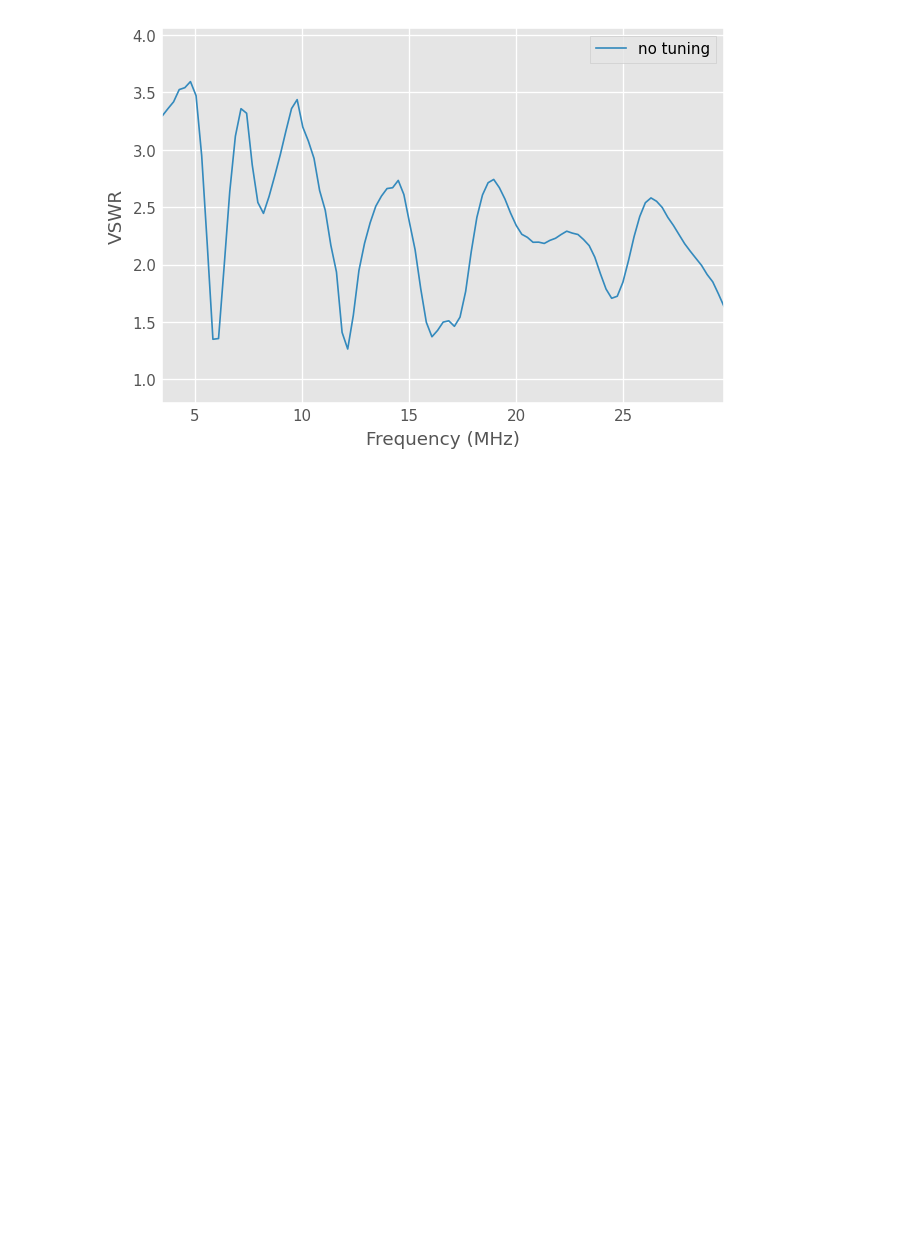
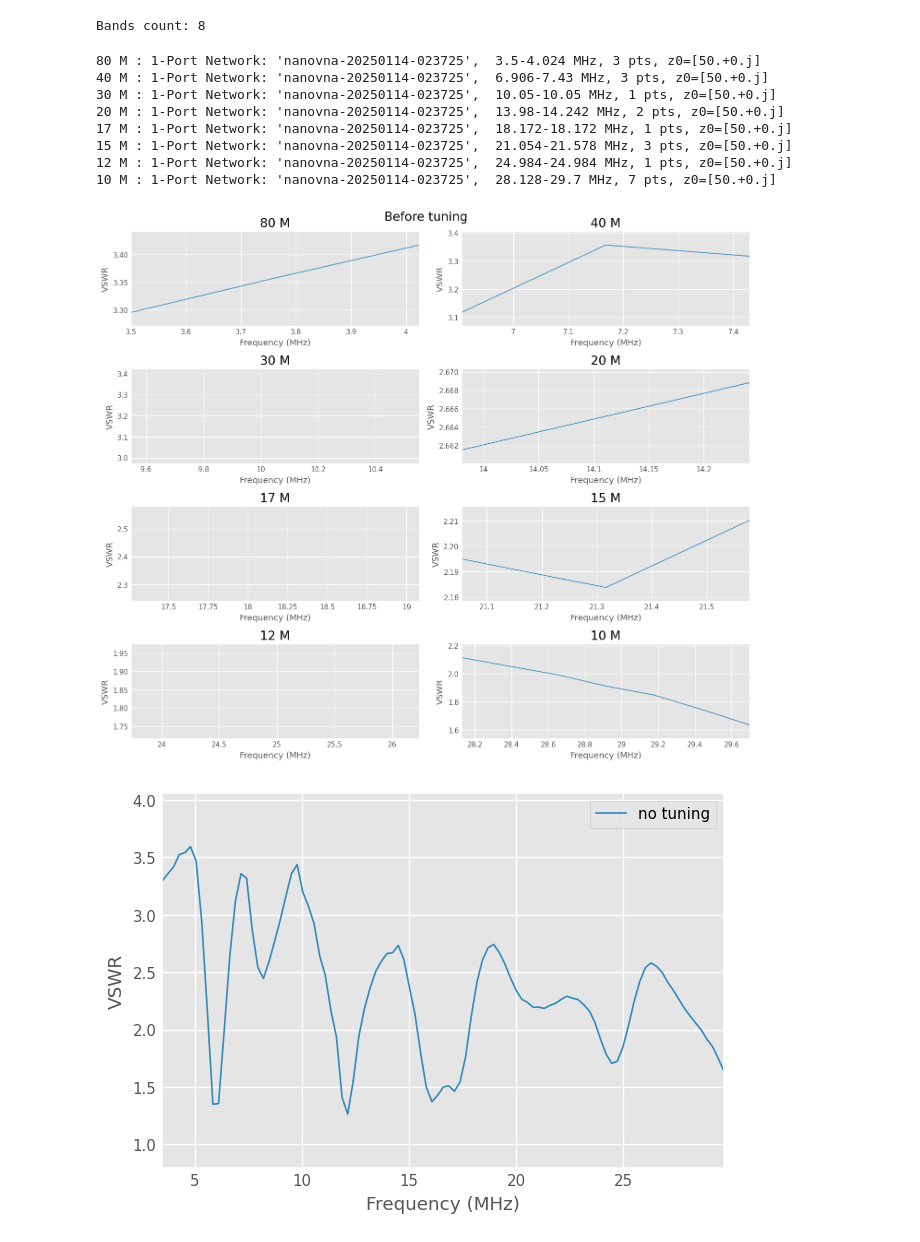
Before and after one commit to darienmt/hf-antenna, a Jupyter notebook: EndfedAntenna.ipynb, the cells around one changed output. Cells and saved outputs as stored; diff of their text form; code cells hidden in the pictures; blank space fills up the shorter version.

Commit message:
Adding per band SWR measurements

```diff
--- a/EndfedAntenna.ipynb
+++ b/EndfedAntenna.ipynb
@@ -7,0 +7,5 @@ before_tuning = rf.Network('data/nanovna-20250114-023725.s1p', f_unit='mhz')
+# %%
+from constants import bands
+print(f'Bands count: {len(bands)}')
+# %% [output]
+Bands count: 8
@@ -8,3 +17,29 @@ before_tuning = rf.Network('data/nanovna-20250114-023725.s1p', f_unit='mhz')
+# %%
+def plot_bands(network, title=""):
+    fig = plt.figure(figsize=(12,20))
+    fig.suptitle(title, fontsize=16)
+    for idx, band in enumerate(bands):
+        ax = fig.add_subplot(8,2, idx + 1)
+        name = band["name"]
+        ax.set_title(f'{name} M')
+        nw = network[band["freq"]]
+        nw.plot_s_vswr(ax = ax)
+        ax.get_legend().remove()
+        print(f'{name} M : {nw}')
+
+    fig.tight_layout()
+
+plot_bands(before_tuning, "Before tuning")
+# %% [output]
+80 M : 1-Port Network: 'nanovna-20250114-023725',  3.5-4.024 MHz, 3 pts, z0=[50.+0.j]
+40 M : 1-Port Network: 'nanovna-20250114-023725',  6.906-7.43 MHz, 3 pts, z0=[50.+0.j]
+30 M : 1-Port Network: 'nanovna-20250114-023725',  10.05-10.05 MHz, 1 pts, z0=[50.+0.j]
+20 M : 1-Port Network: 'nanovna-20250114-023725',  13.98-14.242 MHz, 2 pts, z0=[50.+0.j]
+17 M : 1-Port Network: 'nanovna-20250114-023725',  18.172-18.172 MHz, 1 pts, z0=[50.+0.j]
+15 M : 1-Port Network: 'nanovna-20250114-023725',  21.054-21.578 MHz, 3 pts, z0=[50.+0.j]
+12 M : 1-Port Network: 'nanovna-20250114-023725',  24.984-24.984 MHz, 1 pts, z0=[50.+0.j]
+10 M : 1-Port Network: 'nanovna-20250114-023725',  28.128-29.7 MHz, 7 pts, z0=[50.+0.j]
+[figure, added]
 # %%
 before_tuning.plot_s_vswr(label='no tuning')
 # %% [output]
```
Also changed, not shown: parts of 6 cells of this notebook, 11 other files.
